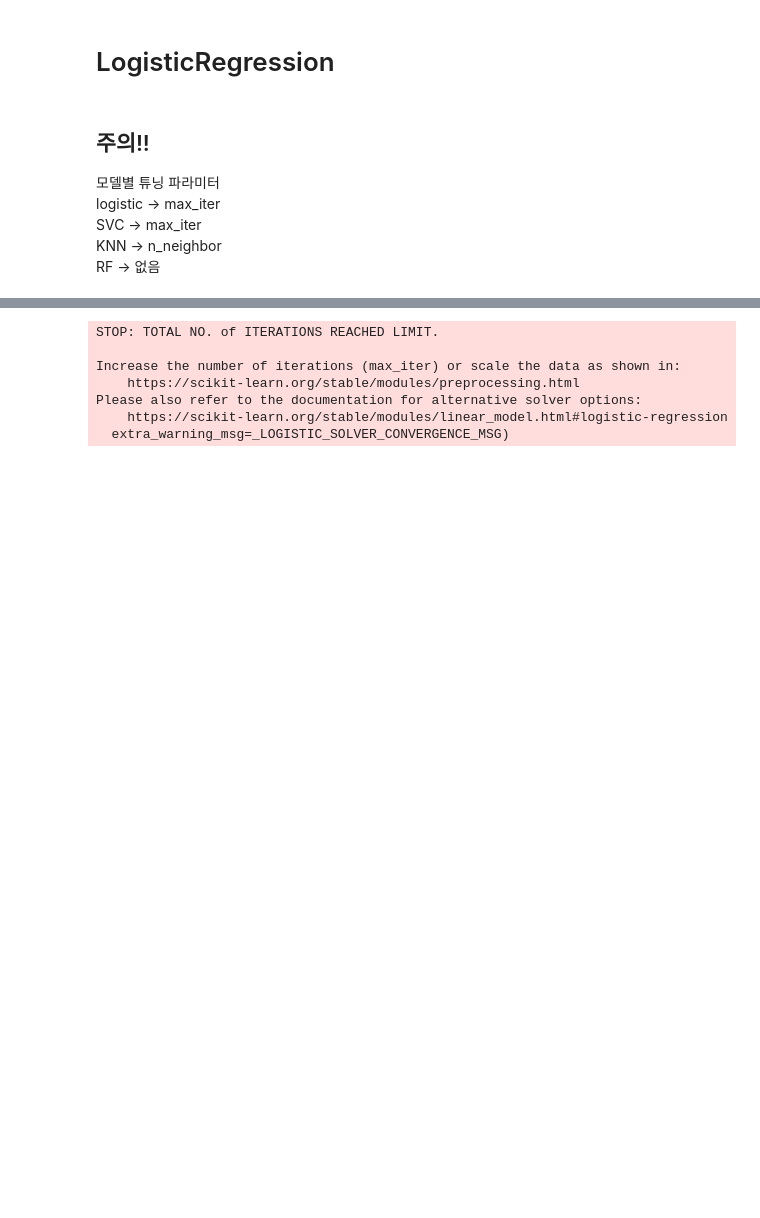
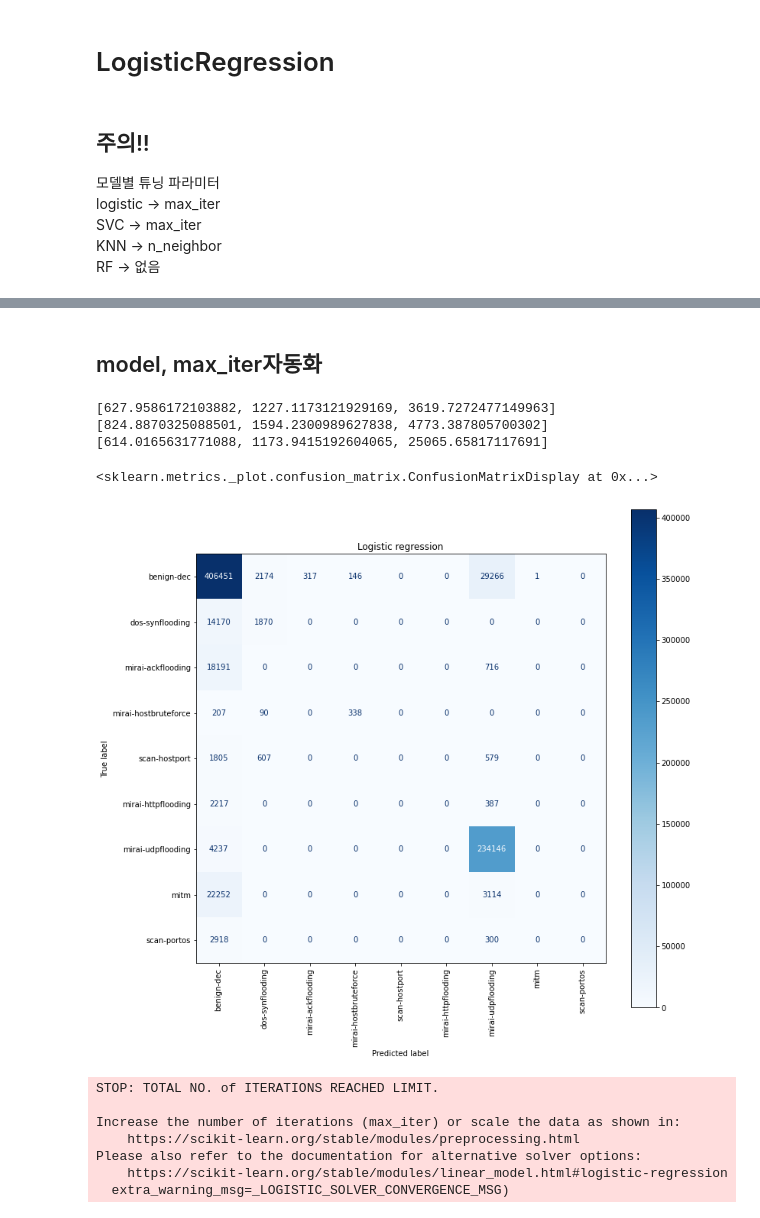
Before and after one commit to hykhhijk/Packet-classifier, a Jupyter notebook: Packet_classifier.ipynb, the cells around one changed output, grey strips where cells are left out. Cells and saved outputs as stored; diff of their text form; code cells hidden in the pictures; blank space fills up the shorter version.

Commit message:
Compare metrics of SVC, LinearSVC

```diff
--- a/Packet_classifier.ipynb
+++ b/Packet_classifier.ipynb
@@ -352,13 +353,3 @@ logistic -> max_iter<br>
 SVC -> max_iter<br>
 KNN -> n_neighbor<br>
 RF -> 없음
-# %%
-logistic_list=[]
-logistic_time = []
-for i in [500, 1000, 3000]:
-    start = time.time()
-    model_logistic = LogisticRegression(max_iter=i)
-    model_logistic.fit(X_train, y_train)
-    end = time.time()
-    logistic_time.append(end - start)
-    logistic_list.append(model_logistic)
@@ -442,0 +416,2 @@ print(svc_scaled_time)
+# %% [markdown]
+## model, max_iter자동화
@@ -443,3 +432,19 @@ print(svc_scaled_time)
+# %%
+print(logistic_time)
+print(svc_time)
+print(svc_scaled_time)
+# %% [output]
+[627.9586172103882, 1227.1173121929169, 3619.7272477149963]
+[824.8870325088501, 1594.2300989627838, 4773.387805700302]
+[614.0165631771088, 1173.9415192604065, 25065.65817117691]
+# %%
+fig, ax = plt.subplots(figsize=(12, 12))
+plt.title('Logistic regression')
+plot_confusion_matrix(logistic_list[1], X_valid, y_valid, display_labels=labels, cmap=plt.cm.Blues,
+                      ax=ax, xticks_rotation="vertical")
+# %% [output]
+<sklearn.metrics._plot.confusion_matrix.ConfusionMatrixDisplay at 0x...>
+[figure, added]
 # %%
 fig, ax = plt.subplots(figsize=(12, 12))
 model_logistic = LogisticRegression(max_iter=3000)
```
Also changed, not shown: parts of 24 cells of this notebook.
